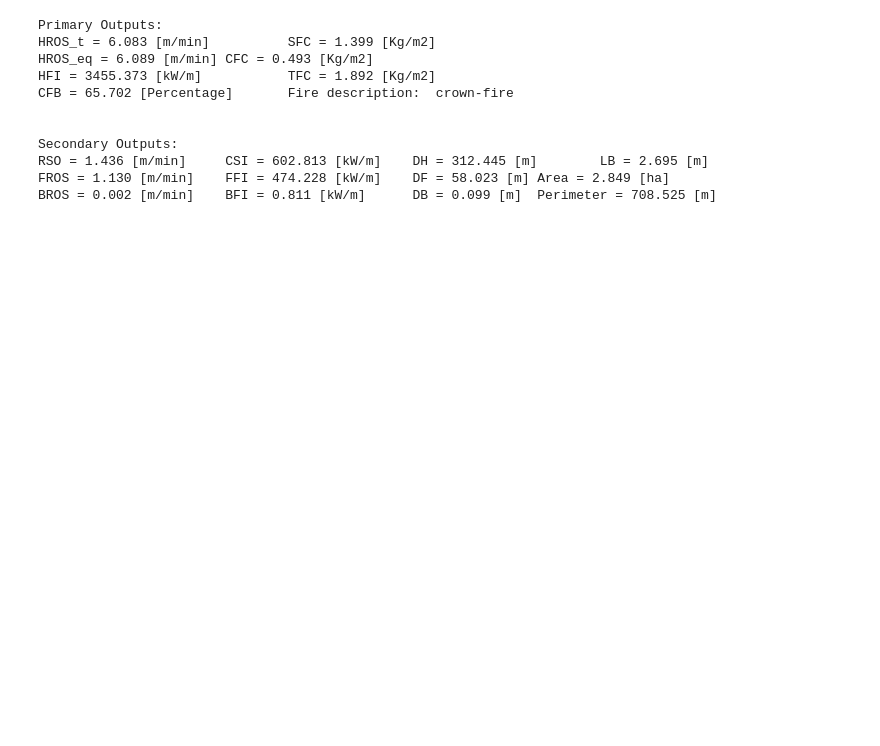
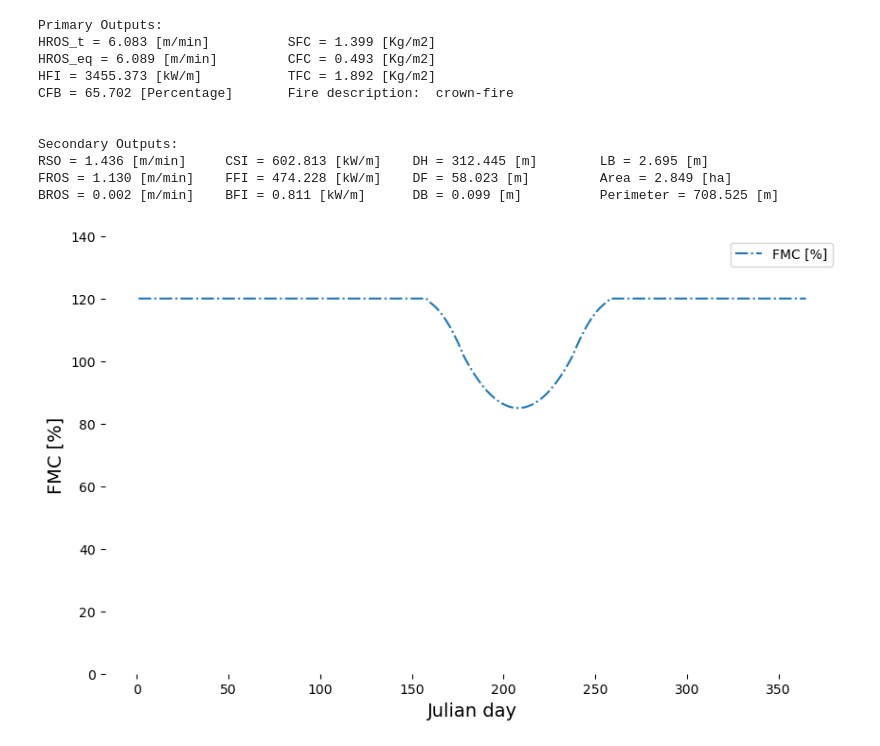
Before and after one commit to Sigggma/c2f-python, a Jupyter notebook: test python preliminar/main.ipynb, the cells around one changed output. Drawn from its saved outputs; the diff is of its cells as text; code cells hidden in the pictures; blank space fills up the shorter version.

```diff
--- a/test python preliminar/main.ipynb
+++ b/test python preliminar/main.ipynb
@@ -556,0 +557,25 @@ BROS = 0.002 [m/min]    BFI = 0.811 [kW/m]      DB = 0.099 [m]  Perimeter = 708.
+# %%
+import matplotlib.pyplot as plt
+import numpy as np
+
+
+
+# Crear el rango de días julianos
+x = np.arange(1, 366)  # 365 días
+y = np.zeros_like(x, dtype=float)
+
+# Calcular FMC para cada día juliano
+for i in x:
+    y[i-1] = foliar_moisture(lat, long, elev, i)
+
+# Crear la figura y el gráfico
+plt.figure(figsize=(10, 6))  # Tamaño opcional
+plt.plot(x, y, '-.', label='FMC [%]')  # Etiqueta opcional para leyenda
+plt.xlabel('Julian day', fontsize=14)
+plt.ylabel('FMC [%]', fontsize=14)
+plt.box(False)  # Deshabilitar el borde del gráfico
+plt.ylim([0, 140])
+plt.legend()  # Muestra la leyenda si es que se añadió una etiqueta en plt.plot
+plt.show()
+# %% [output]
+[figure, added]
```
Also changed, not shown: parts of 3 cells of this notebook, 3 other files.
